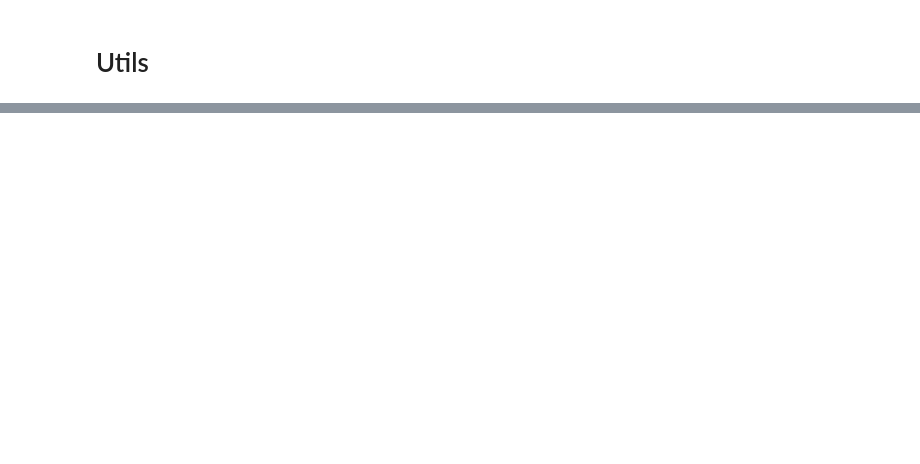
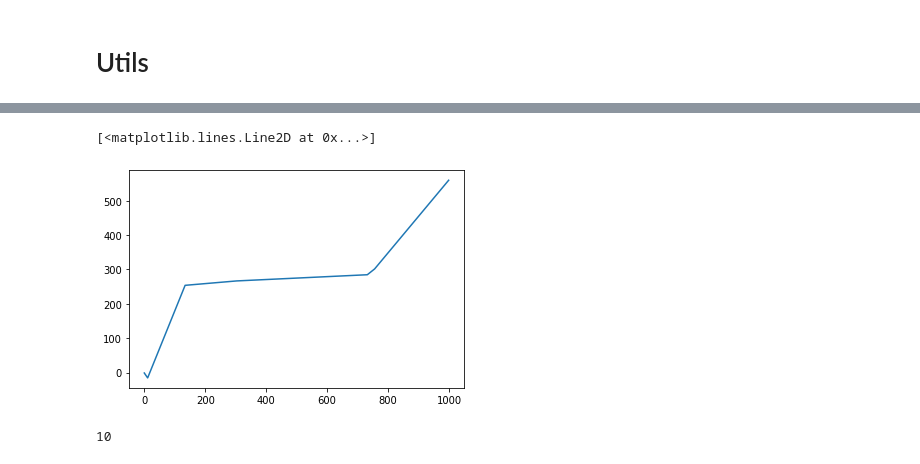
Before and after one commit to statmod-ml-community/ml-seminars-2019-2, a Jupyter notebook: ts-prediction.ipynb, the cells around one changed output, grey strips where cells are left out. Cells and saved outputs as stored; diff of their text form; code cells hidden in the pictures; blank space fills up the shorter version.

```diff
--- a/ts-prediction.ipynb
+++ b/ts-prediction.ipynb
@@ -51,0 +144,5 @@ plt.plot(linear(10, start=2))
+# %%
+plt.plot(ln)
+# %% [output]
+[<matplotlib.lines.Line2D at 0x...>]
+[figure, added]
@@ -51,0 +152,4 @@ plt.plot(linear(10, start=2))
+# %%
+model.fitted_window
+# %% [output]
+10
```
Also changed, not shown: parts of 17 cells of this notebook.
